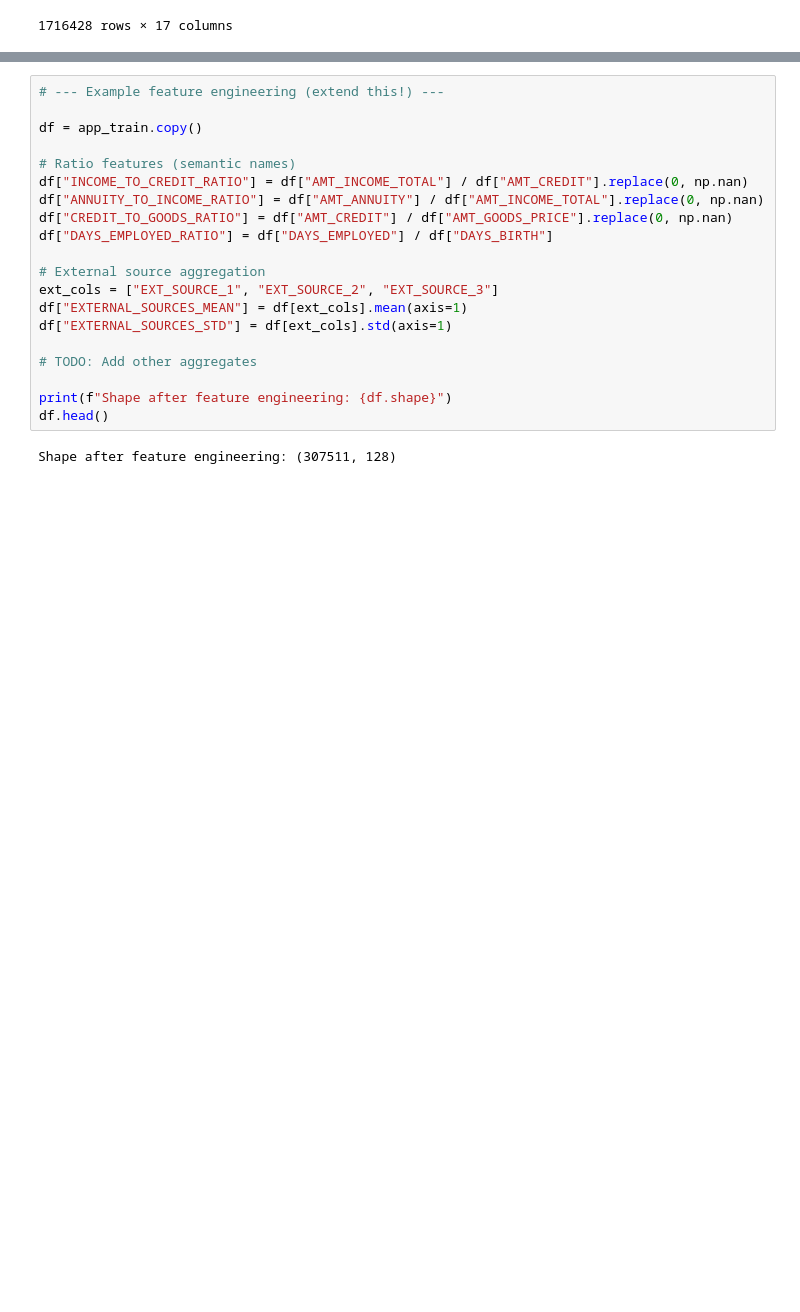
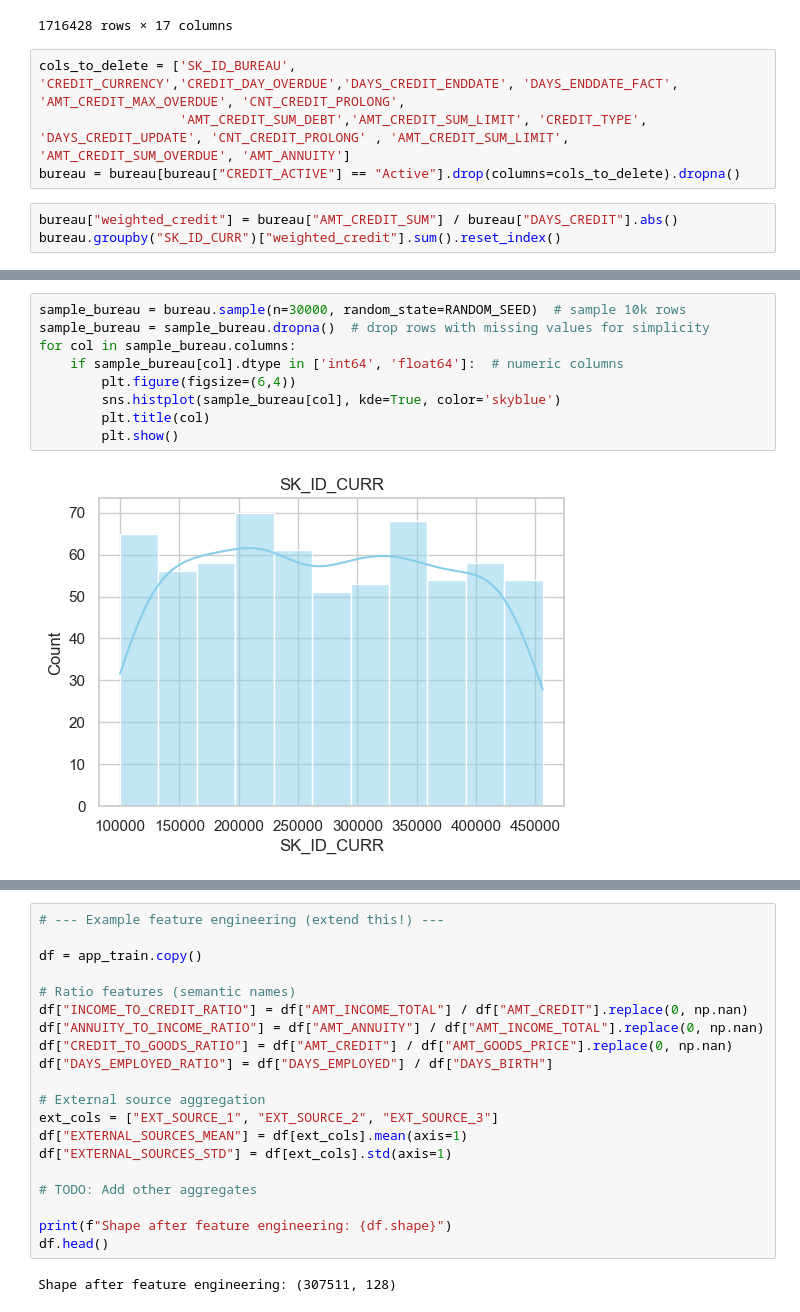
Before and after one commit to FrelikStanislaw/wut-counterfactual-explanations, a Jupyter notebook: notebooks/00_starter_notebook.ipynb, the cells around one changed output, grey strips where cells are left out. Drawn from its saved outputs; the diff is of its cells as text; blank space fills up the shorter version.

```diff
--- a/notebooks/00_starter_notebook.ipynb
+++ b/notebooks/00_starter_notebook.ipynb
@@ -257,3 +259,10 @@ bureau
 | 1716426 | 246829 | 5057770 | Closed | currency 1 | -1878 | 0 | ... |
 | 1716427 | 246829 | 5057778 | Closed | currency 1 | -463 | 0 | ... |
 1716428 rows × 17 columns
+# %%
+cols_to_delete = ['SK_ID_BUREAU', 'CREDIT_CURRENCY','CREDIT_DAY_OVERDUE','DAYS_CREDIT_ENDDATE', 'DAYS_ENDDATE_FACT', 'AMT_CREDIT_MAX_OVERDUE', 'CNT_CREDIT_PROLONG',
+                  'AMT_CREDIT_SUM_DEBT','AMT_CREDIT_SUM_LIMIT', 'CREDIT_TYPE', 'DAYS_CREDIT_UPDATE', 'CNT_CREDIT_PROLONG' , 'AMT_CREDIT_SUM_LIMIT', 'AMT_CREDIT_SUM_OVERDUE', 'AMT_ANNUITY']
+bureau = bureau[bureau["CREDIT_ACTIVE"] == "Active"].drop(columns=cols_to_delete).dropna()
+# %%
+bureau["weighted_credit"] = bureau["AMT_CREDIT_SUM"] / bureau["DAYS_CREDIT"].abs()
+bureau.groupby("SK_ID_CURR")["weighted_credit"].sum().reset_index()
@@ -259,0 +283,11 @@ bureau
+# %%
+sample_bureau = bureau.sample(n=30000, random_state=RANDOM_SEED)  # sample 10k rows
+sample_bureau = sample_bureau.dropna()  # drop rows with missing values for simplicity
+for col in sample_bureau.columns:
+    if sample_bureau[col].dtype in ['int64', 'float64']:  # numeric columns
+        plt.figure(figsize=(6,4))
+        sns.histplot(sample_bureau[col], kde=True, color='skyblue')
+        plt.title(col)
+        plt.show()
+# %% [output]
+[figure, added]
```
Also changed, not shown: parts of 12 cells of this notebook.
